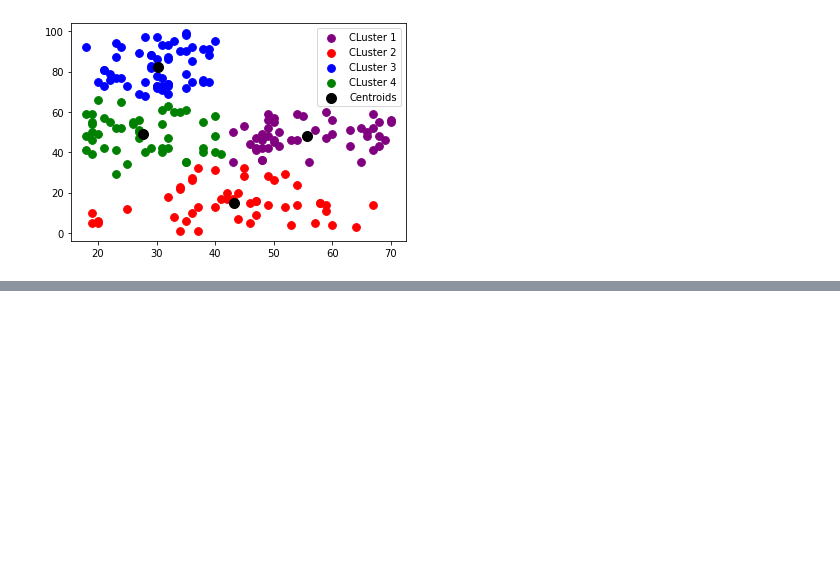
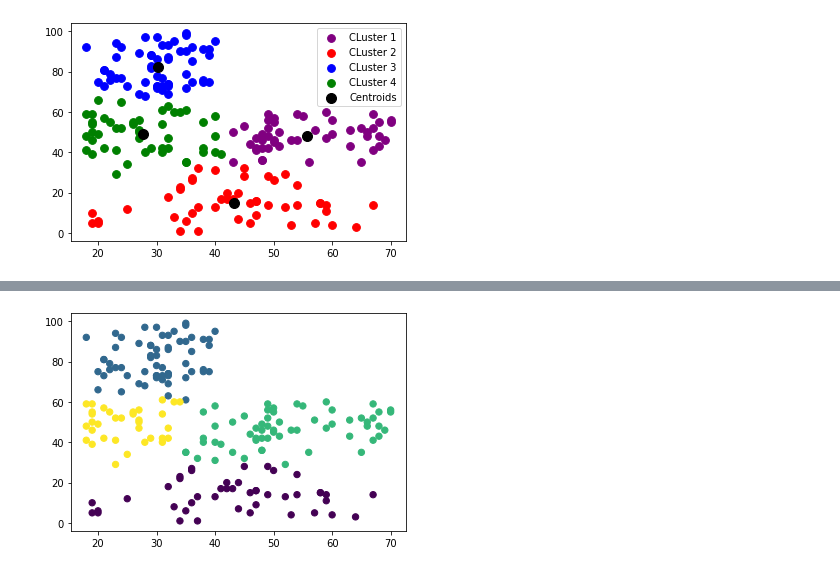
Before and after one commit to jithesh9539/Clustering_Techniques_CMPE255, a Jupyter notebook: Clustering_Techniques.ipynb, the cells around one changed output, grey strips where cells are left out. Saved outputs shown, nothing was run; the diff lists cells and outputs as text; code cells hidden in the pictures; blank space fills up the shorter version.

```diff
--- a/Clustering_Techniques.ipynb
+++ b/Clustering_Techniques.ipynb
@@ -150,0 +185,7 @@ plt.show()
+# %%
+from sklearn.mixture import GaussianMixture
+gmm = GaussianMixture(n_components=4).fit(X)
+labels = gmm.predict(X)
+plt.scatter(X[:, 0], X[:, 1], c=labels, s=40, cmap='viridis');
+# %% [output]
+[figure, added]
```
Also changed, not shown: parts of 13 cells of this notebook.
